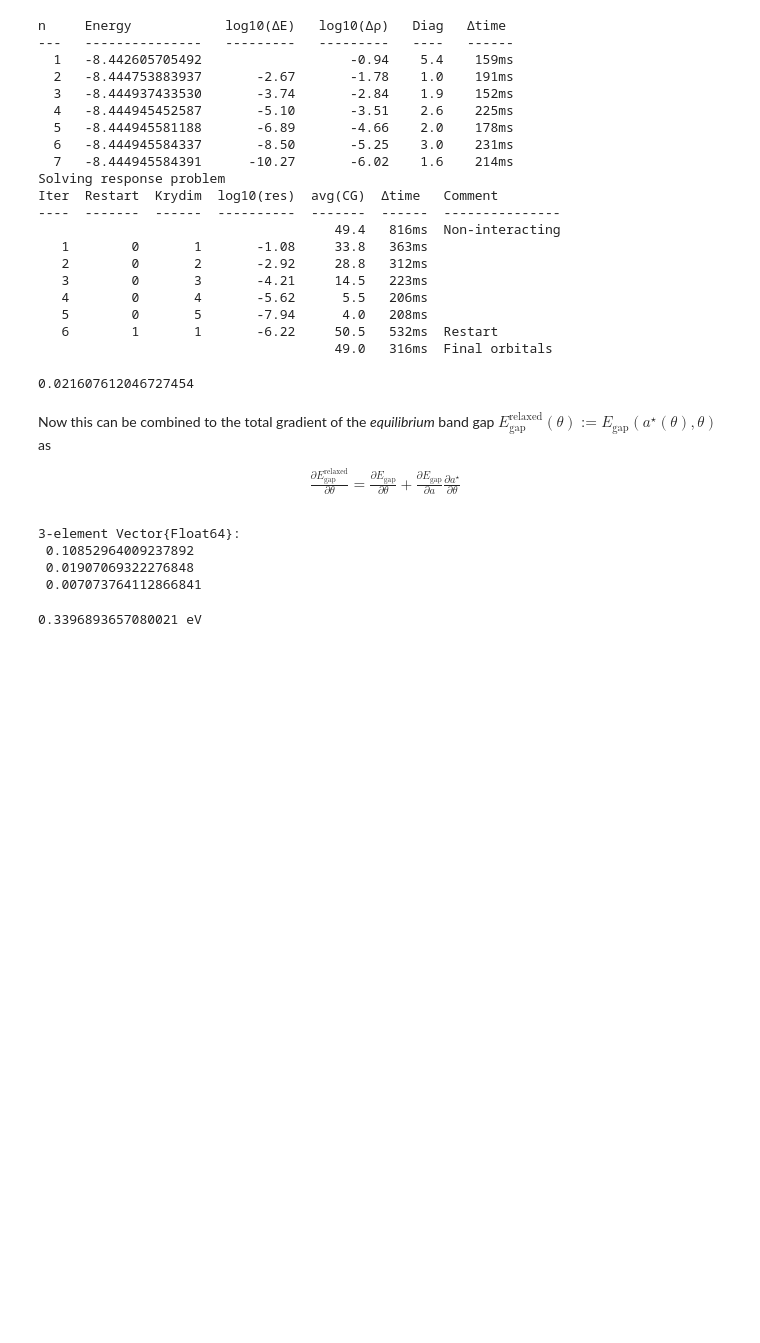
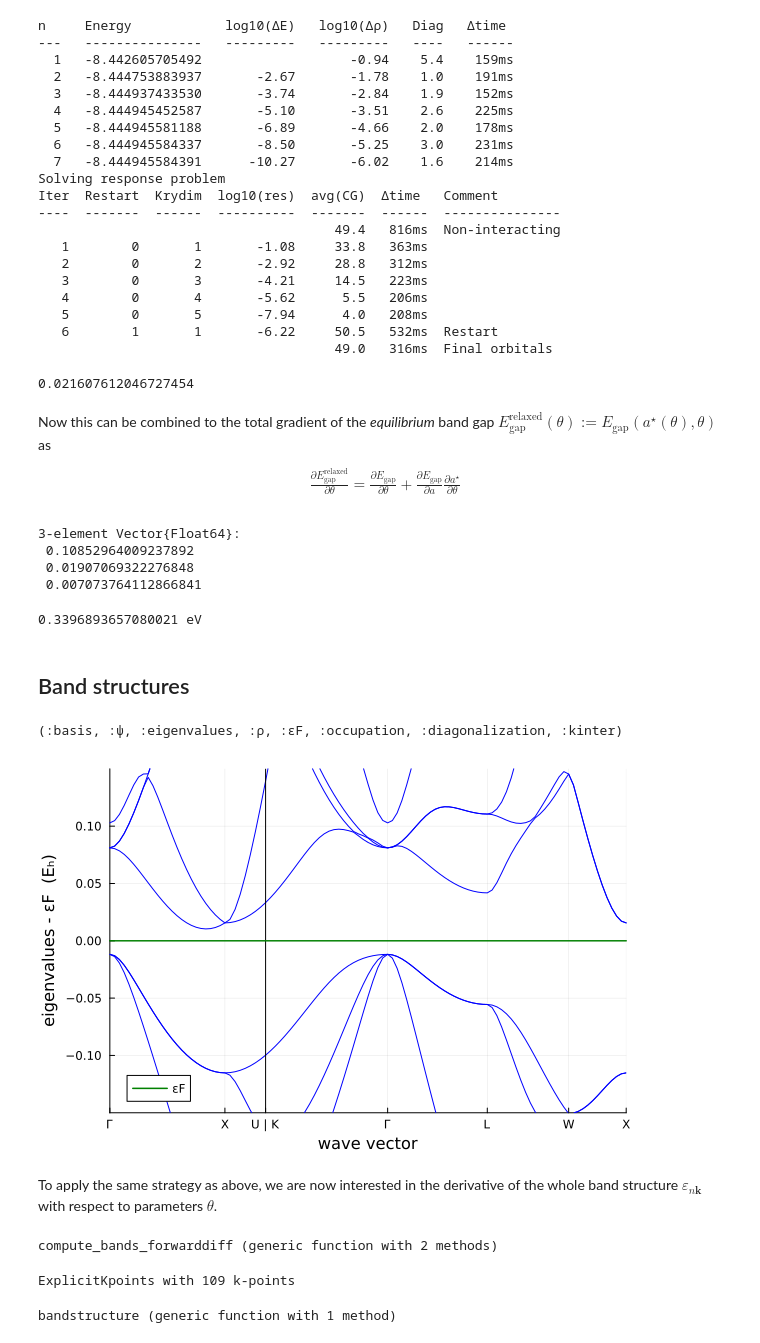
Before and after one commit to niklasschmitz/tutorial-cecam-workshop-dftk-2025, a Jupyter notebook: notebooks/3_custom_xc.ipynb, the cells around one changed output. Drawn from its saved outputs; the diff is of its cells as text; code cells hidden in the pictures; blank space fills up the shorter version.

Commit message:
Add band structures

```diff
--- a/notebooks/3_custom_xc.ipynb
+++ b/notebooks/3_custom_xc.ipynb
@@ -68,10 +68,8 @@ model = model_DFT(lattice, atoms, positions; functionals, temperature=1e-3)
 symmetries = model.symmetries
 
 # Discretization
-Ecut = 10
-kgrid = (4, 4, 4)
-# Ecut = recommended_cutoff(model).Ecut
-# kgrid = (8, 8, 8)
+Ecut = recommended_cutoff(model).Ecut
+kgrid = (8, 8, 8)
 basis = PlaneWaveBasis(model; Ecut, kgrid)
 # %% [output]
 PlaneWaveBasis discretization:
@@ -330,3 +328,34 @@ bandgap_gradient_total = bandgap_gradient + bandgap_gradient2 * lattice_constant
 uconvert(u"eV", norm(params.L'bandgap_gradient_total) * u"hartree")
 # %% [output]
 0.3396893657080021 eV
+# %% [markdown]
+## Band structures
+# %%
+bands = compute_bands(scfres);
+propertynames(bands)
+# %% [output]
+(:basis, :ψ, :eigenvalues, :ρ, :εF, :occupation, :diagonalization, :kinter)
+# %%
+plot_bandstructure(bands)
+# %% [output]
+[figure, added]
+# %% [markdown]
+To apply the same strategy as above, we are now interested in the derivative
+of the whole band structure $\varepsilon_{n\mathbf{k}}$ with respect to parameters $\theta$.
+# %%
+include("compute_bands_forwarddiff.jl")
+# %% [output]
+compute_bands_forwarddiff (generic function with 2 methods)
+# %%
+kgrid_bands = ExplicitKpoints(bands.kinter)
+# %% [output]
+ExplicitKpoints with 109 k-points
+# %%
+function bandstructure(a, θ)
+    basis = setup_basis(a, θ; Ecut, kgrid)
+    scfres = self_consistent_field(basis; tol=1e-6)
+    bands = compute_bands_forwarddiff(basis, kgrid_bands; scfres.ρ, tol=1e-6)
+    reduce(hcat, bands.eigenvalues)
+end
+# %% [output]
+bandstructure (generic function with 1 method)
```
Also changed, not shown: parts of 10 cells of this notebook, 4 other files.
